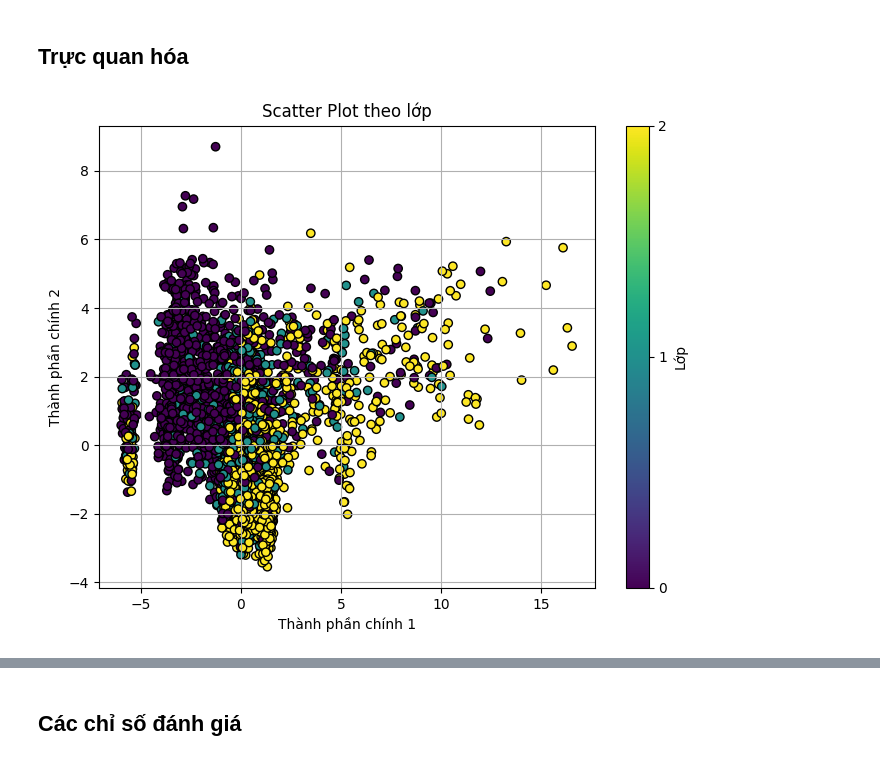
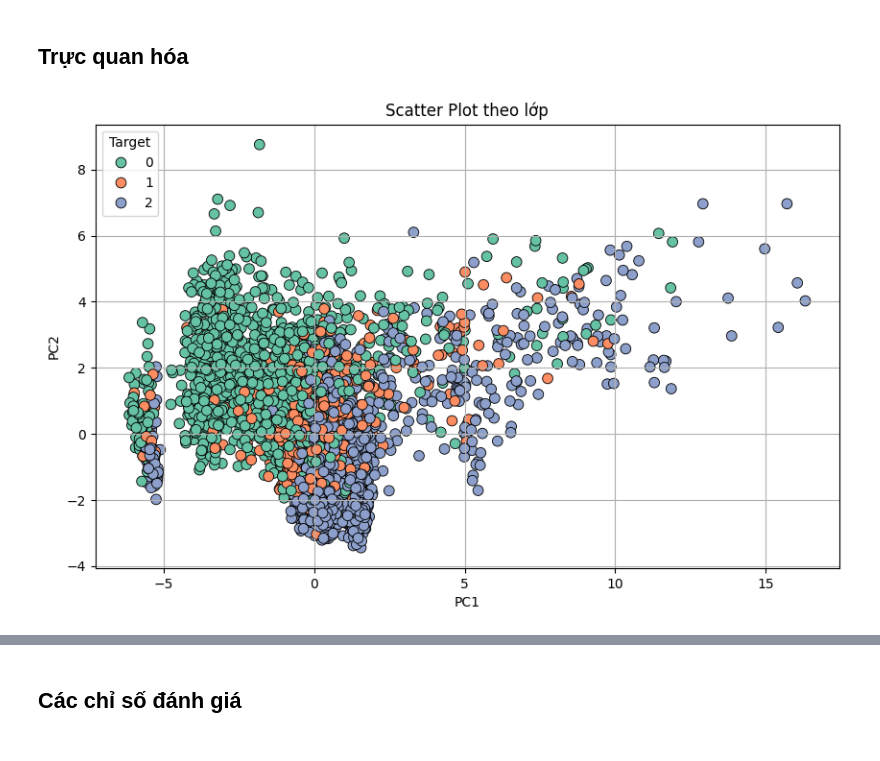
Before and after one commit to imbich/Project-Machine-Learning, a Jupyter notebook: notebook/cluster.ipynb, the cells around one changed output, grey strips where cells are left out. Cells and saved outputs as stored; diff of their text form; code cells hidden in the pictures.

Commit message:
commit cluster

```diff
--- a/notebook/cluster.ipynb
+++ b/notebook/cluster.ipynb
@@ -12,7 +13,6 @@ from sklearn.preprocessing import StandardScaler
 data = pd.read_csv(r'..\data\data_processed\data_processed.csv')
 # %%
 X = data.drop('Target', axis = 1)
-X = StandardScaler().fit_transform(X)
 y = data['Target']
 # %% [markdown]
 ## Tìm k
@@ -44,14 +45,16 @@ pca = PCA(n_components=2)
 X_pca = pca.fit_transform(X)
 centroids = pca.transform(kmeans.cluster_centers_)
 # %%
-plt.figure(figsize=(8,6))
-scatter = plt.scatter(X_pca[:, 0], X_pca[:, 1], c=y, cmap='viridis', edgecolor='k')
+df = pd.DataFrame(X_pca, columns=['PC1', 'PC2'])
+df['Cluster'] = kmeans.labels_
 
+plt.figure(figsize=(10, 6))
+sns.scatterplot(data=df, x='PC1', y='PC2', hue=y, palette='Set2', s=60, edgecolor='k')
 plt.title('Scatter Plot theo lớp')
-plt.xlabel('Thành phần chính 1')
-plt.ylabel('Thành phần chính 2')
-plt.colorbar(scatter, ticks=[0, 1, 2], label='Lớp')
+plt.xlabel('PC1')
+plt.ylabel('PC2')
 plt.grid(True)
 plt.show()
+# plt.savefig('class.png')
 # %% [output]
-[figure, old version]
+[figure, new version]
```
Also changed, not shown: parts of 6 cells of this notebook.
